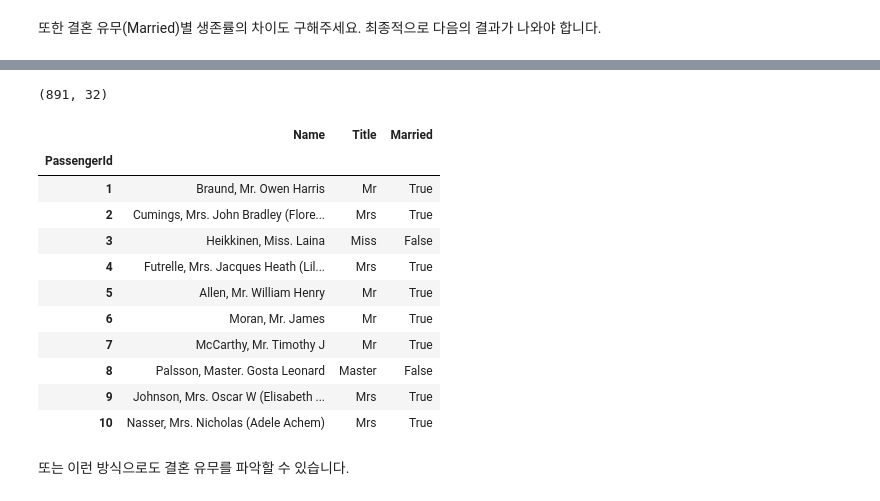
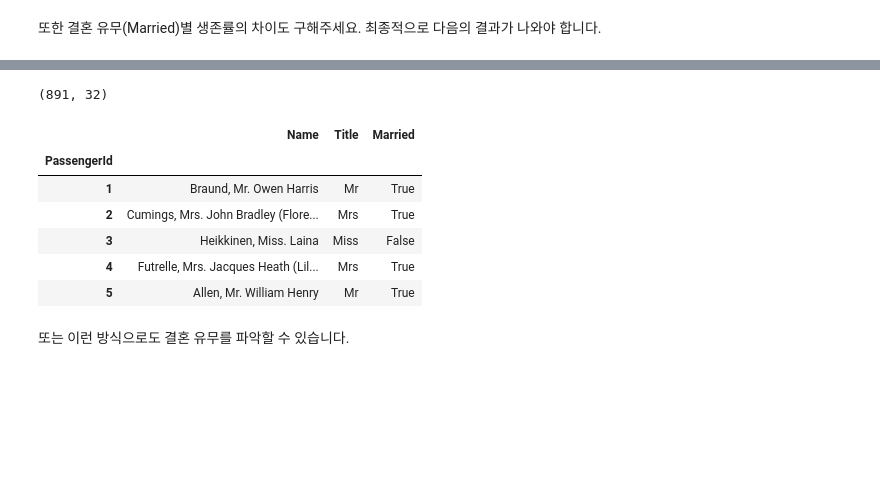
Before and after one commit to progjs/web_scraping, a Jupyter notebook: 05.explore_titanic_using_pandas(answer).ipynb, the cells around one changed output, grey strips where cells are left out. Cells and saved outputs as stored; diff of their text form; code cells hidden in the pictures; blank space fills up the shorter version.

```diff
--- a/05.explore_titanic_using_pandas(answer).ipynb
+++ b/05.explore_titanic_using_pandas(answer).ipynb
@@ -872,7 +846,7 @@ HTML(filename="html/table13.html")
 # **** <문제32> ****
 # 형제, 자매, 배우자(SibSp) 컬럼과 부모 자식(Parch) 컬럼을 더해서 가족 수(FamilySize) 컬럼을 만듭니다.
 # 또한 가족 수에 나 자신을 포함하기 위해서 언제나 +1을 해줍니다.
-
+train['FamilySize'] = train['SibSp'] + train['Parch'] + 1
 
 # train 변수에 할당된 데이터의 행렬 사이즈를 출력합니다.
 # 출력은 (row, column) 으로 표시됩니다.
@@ -952,13 +909,13 @@ HTML(filename="html/table15.html")
 # %%
 # **** <문제34> ****
-# 가족 수(FamilSize)가 1인 승객을 가져와서, FamilyType 컬럼에 Single 이라는 값을 넣어줍니다.
+# 가족 수(FamilySize)가 1인 승객을 가져와서, FamilyType 컬럼에 Single 이라는 값을 넣어줍니다.
+train.loc[train['FamilySize'] == 1, 'FamilyType'] = 'Single'
 
+# 가족 수(FamilySize)가 2 이상 5 미만인 승객을 가져와서, FamilyType 컬럼에 Nuclear(핵가족) 이라는 값을 넣어줍니다.
+train.loc[train['FamilySize'] >= 2, 'FamilyType'] = 'Nuclear'
 
-# 가족 수(FamilSize)가 2 이상 5 미만인 승객을 가져와서, FamilyType 컬럼에 Nuclear(핵가족) 이라는 값을 넣어줍니다.
-
-
-# 가족 수(FamilSize)가 5 이상인 승객을 가져와서, FamilyType 컬럼에 Big(대가족) 이라는 값을 넣어줍니다.
-
+# 가족 수(FamilySize)가 5 이상인 승객을 가져와서, FamilyType 컬럼에 Big(대가족) 이라는 값을 넣어줍니다.
+train.loc[train['FamilySize'] >= 5, 'FamilyType'] = 'Big'
 
 # train 변수에 할당된 데이터의 행렬 사이즈를 출력합니다.
 # 출력은 (row, column) 으로 표시됩니다.
@@ -1021,13 +967,13 @@ HTML(filename="html/table16.html")
 # **** <문제36> ****
 # 가족 수(FamilySize) 컬럼을 활용해 세 가지 구역을 나타내는 세 개의 새로운 컬럼을 만듭니다.
 # 먼저 가족 수가 1명일 경우 Single 컬럼의 값에 True를, 1명이 아닐 경우 False를 대입합니다.
-
+train['FamilyType(Single)'] = (train['FamilySize'] == 1)
 
 # 이후 가족 수가 2에서 4명 사이일 경우 Nuclear 컬럼의 값에 True를, 그렇지 않을 경우 False를 대입합니다.
-
+train['FamilyType(Single)'] = (train['FamilySize'] >= 2)
 
 # 마지막으로 가족 수가 5명 이상일 경우 Big 컬럼의 값에 True를, 그렇지 않을 경우 False를 대입합니다.
-
+train['FamilyType(Single)'] = (train['FamilySize'] >= 5)
 
 # train 변수에 할당된 데이터의 행렬 사이즈를 출력합니다.
 # 출력은 (row, column) 으로 표시됩니다.
@@ -1056,13 +1002,13 @@ train[["FamilySize", "FamilyType(Single)", "FamilyType(Nuclear)", "FamilyType(Bi
 # **** <문제37> ****
 # 가족 형태(FamilySize)가 Single이면 True, 아니면 False인 리스트를 가져옵니다.
 # 이후 이 리스트를 FamilyType(Single)이라는 새로운 컬럼에 대입합니다.
-
+train['FamilyType(Single)'] = (train['FamilyType'] == 'Single')
 
 # 비슷한 방식으로 FamilyType(Nuclear)라는 새로운 컬럼을 만듭니다.
-
+train['FamilyType(Nuclear)'] = (train['FamilyType'] == 'Nuclear')
 
 # 비슷한 방식으로 FamilyType(Big)이라는 새로운 컬럼을 만듭니다.
-
+train['FamilyType(Big)'] = (train['FamilyType'] == 'Big')
 
 # train 변수에 할당된 데이터의 행렬 사이즈를 출력합니다.
 # 출력은 (row, column) 으로 표시됩니다.
@@ -1338,37 +1206,37 @@ HTML(filename="html/table22.html")
 # %%
 # **** <문제40> ****
+# import numpy as np
+
+# train['Married'] = train['Title'].isin(['Mr', 'Mrs'])
+# train.loc[train['Title(Clean)'] == 'Others', 'Married'] = np.nan
+
 # 호칭(Title)이 Mr인 데이터를 가져와서, 결혼 유무(Married)라는 새로운 컬럼에 True라는 값을 대입합니다.
-
+train.loc[train['Title'] == 'Mr', 'Married'] = True
 
 # 비슷하게 호칭(Title)이 Mrs인 데이터를 가져와서 결혼 유무(Married) 컬럼에 True라는 값을 대입합니다.
-
+train.loc[train['Title'] == 'Mrs', 'Married'] = True
 
 # 호칭(Title)이 Master인 데이터를 가져와서 결혼 유무(Married) 컬럼에 False라는 값을 대입합니다.
-
+train.loc[train['Title'] == 'Master', 'Married'] = False
 
 # 호칭(Title)이 Miss인 데이터를 가져와서 결혼 유무(Married) 컬럼에 False라는 값을 대입합니다.
-
+train.loc[train['Title'] == 'Miss', 'Married'] = False
 
 # train 변수에 할당된 데이터의 행렬 사이즈를 출력합니다.
 # 출력은 (row, column) 으로 표시됩니다.
 print(train.shape)
 
 # 이름(Name) 컬럼과 호칭(Title) 컬럼, 그리고 결혼 유무(Married) 컬럼을 출력합니다.
-train[["Name", "Title", "Married"]].head(10)
+train[["Name", "Title", "Married"]].head()
 # %% [output]
 (891, 32)
 |  | Name | Title | Married |
 | PassengerId |  |  |  |
 | 1 | Braund, Mr. Owen Harris | Mr | True |
 | 2 | Cumings, Mrs. John Bradley (Flore... | Mrs | True |
 | 3 | Heikkinen, Miss. Laina | Miss | False |
 | 4 | Futrelle, Mrs. Jacques Heath (Lil... | Mrs | True |
 | 5 | Allen, Mr. William Henry | Mr | True |
-| 6 | Moran, Mr. James | Mr | True |
-| 7 | McCarthy, Mr. Timothy J | Mr | True |
-| 8 | Palsson, Master. Gosta Leonard | Master | False |
-| 9 | Johnson, Mrs. Oscar W (Elisabeth ... | Mrs | True |
-| 10 | Nasser, Mrs. Nicholas (Adele Achem) | Mrs | True |
 # %% [markdown]
 또는 이런 방식으로도 결혼 유무를 파악할 수 있습니다.
 # %%
```
Also changed, not shown: parts of 38 cells of this notebook, 1 other file.
